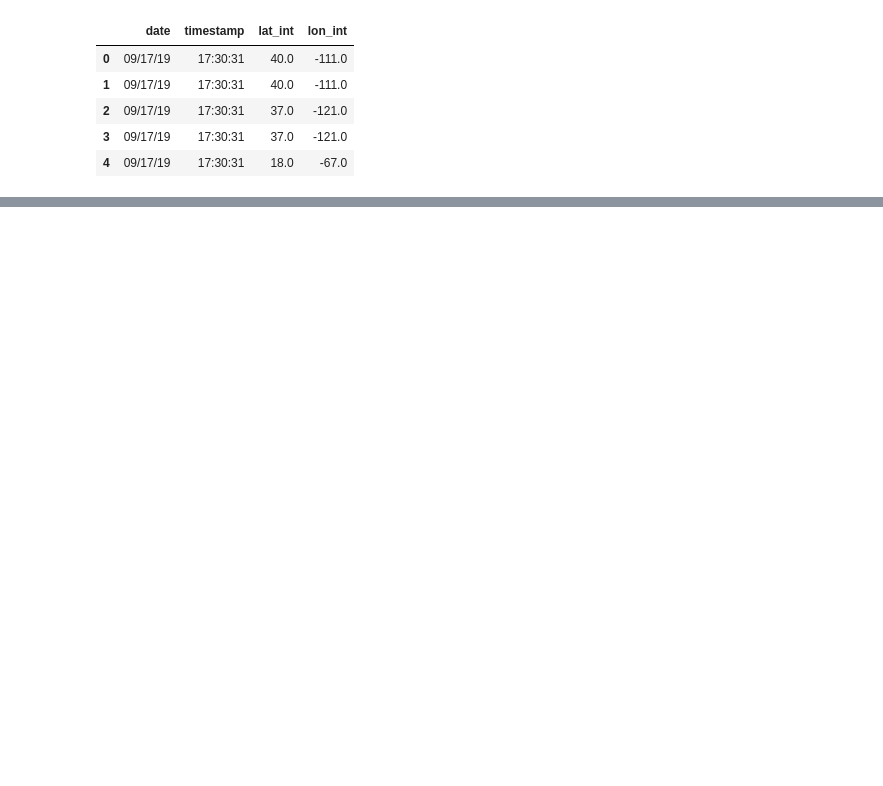
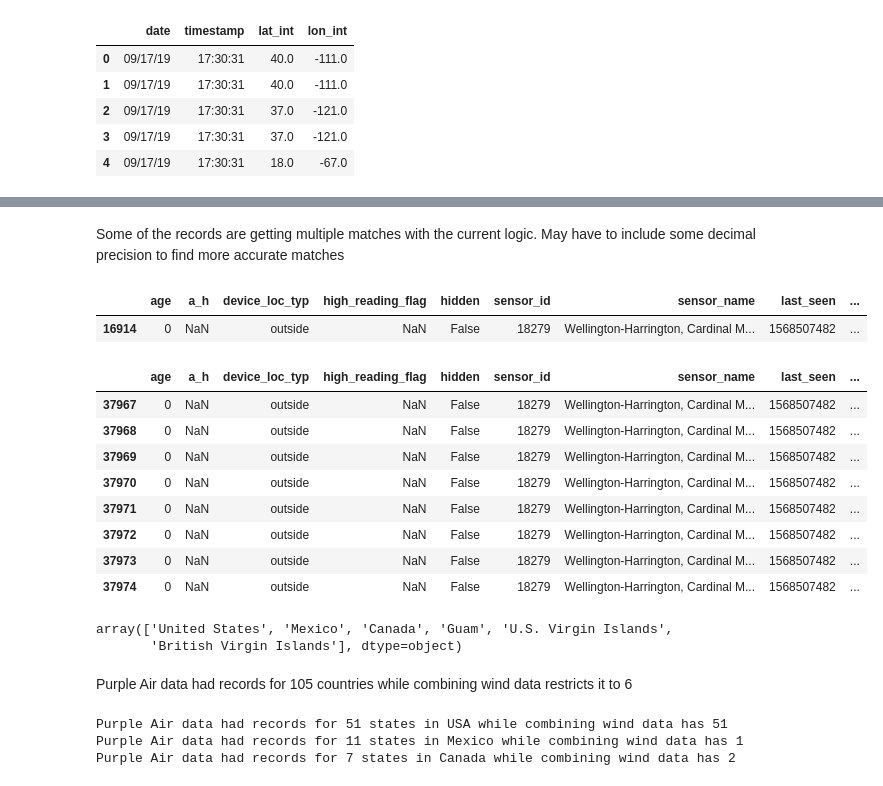
Before and after one commit to arnoldyb/air_pollution, a Jupyter notebook: initial_looks/Initial_Combined_EDA.ipynb, the cells around one changed output, grey strips where cells are left out. Saved outputs shown, nothing was run; the diff lists cells and outputs as text; code cells hidden in the pictures; blank space fills up the shorter version.

```diff
--- a/initial_looks/Initial_Combined_EDA.ipynb
+++ b/initial_looks/Initial_Combined_EDA.ipynb
@@ -140,0 +143,44 @@ array(['09/17/19'], dtype=object)
+# %% [markdown]
+Some of the records are getting multiple matches with the current logic. May have to include some decimal precision to find more accurate matches
+# %%
+purpleair_df[purpleair_df.sensor_id == 18279]
+# %% [output]
+|  | age | a_h | device_loc_typ | high_reading_flag | hidden | sensor_id | sensor_name | last_seen | ... |
+| 16914 | 0 | NaN | outside | NaN | False | 18279 | Wellington-Harrington, Cardinal M... | 1568507482 | ... |
+# %%
+merged_df[merged_df.sensor_id == 18279]
+# %% [output]
+|  | age | a_h | device_loc_typ | high_reading_flag | hidden | sensor_id | sensor_name | last_seen | ... |
+| 37967 | 0 | NaN | outside | NaN | False | 18279 | Wellington-Harrington, Cardinal M... | 1568507482 | ... |
+| 37968 | 0 | NaN | outside | NaN | False | 18279 | Wellington-Harrington, Cardinal M... | 1568507482 | ... |
+| 37969 | 0 | NaN | outside | NaN | False | 18279 | Wellington-Harrington, Cardinal M... | 1568507482 | ... |
+| 37970 | 0 | NaN | outside | NaN | False | 18279 | Wellington-Harrington, Cardinal M... | 1568507482 | ... |
+| 37971 | 0 | NaN | outside | NaN | False | 18279 | Wellington-Harrington, Cardinal M... | 1568507482 | ... |
+| 37972 | 0 | NaN | outside | NaN | False | 18279 | Wellington-Harrington, Cardinal M... | 1568507482 | ... |
+| 37973 | 0 | NaN | outside | NaN | False | 18279 | Wellington-Harrington, Cardinal M... | 1568507482 | ... |
+| 37974 | 0 | NaN | outside | NaN | False | 18279 | Wellington-Harrington, Cardinal M... | 1568507482 | ... |
+# %%
+# Number of countries for which we have wind and sensor data
+merged_df.country.unique()
+# %% [output]
+array(['United States', 'Mexico', 'Canada', 'Guam', 'U.S. Virgin Islands',
+       'British Virgin Islands'], dtype=object)
+# %% [markdown]
+Purple Air data had records for 105 countries while combining wind data restricts it to 6
+# %%
+# Purple Air state counts
+pa_usa_st_ct = purpleair_df[purpleair_df.country == 'United States'].state.nunique()
+pa_mex_st_ct = purpleair_df[purpleair_df.country == 'Mexico'].state.nunique()
+pa_can_st_ct = purpleair_df[purpleair_df.country == 'Canada'].state.nunique()
+# Merged data state counts
+merged_usa_st_ct = merged_df[merged_df.country == 'United States'].state.nunique()
+merged_mex_st_ct = merged_df[merged_df.country == 'Mexico'].state.nunique()
+merged_can_st_ct = merged_df[merged_df.country == 'Canada'].state.nunique()
+
+print("Purple Air data had records for {} states in USA and combined wind data has {}".format(pa_usa_st_ct, merged_usa_st_ct))
+print("Purple Air data had records for {} states in Mexico and combined wind data has {}".format(pa_mex_st_ct, merged_mex_st_ct))
+print("Purple Air data had records for {} states in Canada and combined wind data has {}".format(pa_can_st_ct, merged_can_st_ct))
+# %% [output]
+Purple Air data had records for 51 states in USA while combining wind data has 51
+Purple Air data had records for 11 states in Mexico while combining wind data has 1
+Purple Air data had records for 7 states in Canada while combining wind data has 2
```
Also changed, not shown: parts of 14 cells of this notebook, 2 other files.
